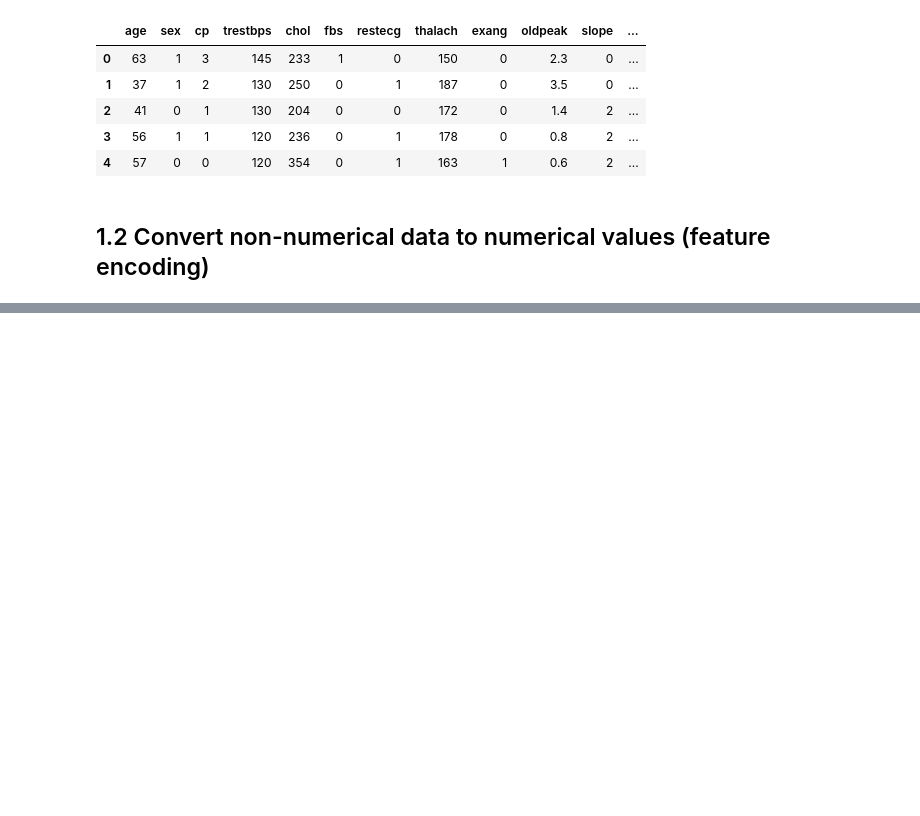
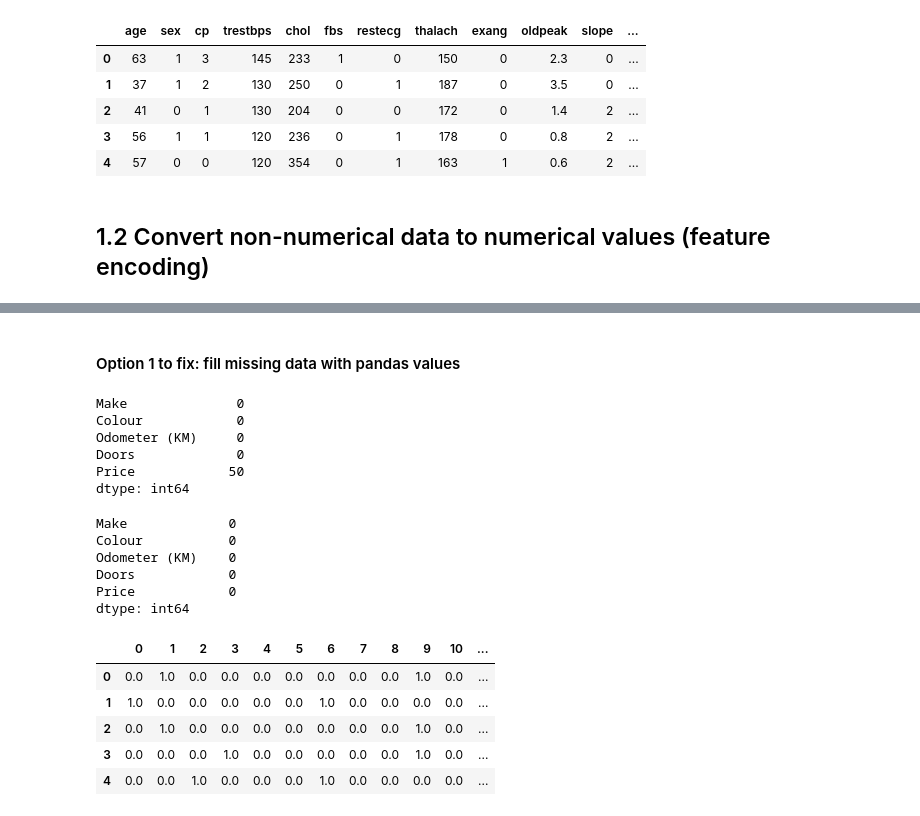
Before and after one commit to Aaron32365/Python-ML-Notes, a Jupyter notebook: intro-to-scikit-learn.ipynb, the cells around one changed output, grey strips where cells are left out. Cells and saved outputs as stored; diff of their text form; code cells hidden in the pictures; blank space fills up the shorter version.

```diff
--- a/intro-to-scikit-learn.ipynb
+++ b/intro-to-scikit-learn.ipynb
@@ -197,0 +356,41 @@ car_sakes = pd.read_csv
+# %% [markdown]
+#### Option 1 to fix: fill missing data with pandas values
+# %%
+# Fill the "Make" column (categorical column) with a simple text stating data is missing
+car_sales_missing["Make"].fillna("missing", inplace=True)
+
+#Fill the "Colour" column
+car_sales_missing["Colour"].fillna("missing", inplace=True)
+
+#Fill the "Odometer" column
+car_sales_missing["Odometer (KM)"].fillna(car_sales_missing["Odometer (KM)"].mean(), inplace=True)
+
+#find the most common amount of doors with
+#car_sales_missing["Doors"].value_counts()
+
+#Fill the "Doors" column
+car_sales_missing["Doors"].fillna(4, inplace=True)
+# %%
+#check out dataframe again
+car_sales_missing.isna().sum()
+# %% [output]
+Make              0
+Colour            0
+Odometer (KM)     0
+Doors             0
+Price            50
+dtype: int64
+# %%
+#Remove rows with missing Price values
+#since the only places that are missing data are rows with no Price, dropna() will default to drop all of those rows
+car_sales_missing.dropna(inplace=True)
+# %%
+#no more missing data
+car_sales_missing.isna().sum()
+# %% [output]
+Make             0
+Colour           0
+Odometer (KM)    0
+Doors            0
+Price            0
+dtype: int64
@@ -197,0 +403,32 @@ car_sakes = pd.read_csv
+# %%
+
+#OneHotEncoder is used to turn non-numerical categories into numerical values
+from sklearn.preprocessing import OneHotEncoder
+from sklearn.compose import ColumnTransformer
+
+#create a list of features that need to be encoded
+categorical_features = ["Make", "Colour", "Doors"]
+
+#select encoder
+one_hot = OneHotEncoder()
+
+#create a transformer and input information for transforming
+transformer = ColumnTransformer([("one_hot", #name of encoder for referrence
+                                 one_hot, #actual encoder
+                                 categorical_features)], #list of features to encode
+                               remainder="passthrough") #allows for all other features to continue uneffected
+
+
+#create a new variable to hold the transformed version of the x dataframe
+                                          #car_sales_missing data can now be used since it has no missing values
+transformed_x = transformer.fit_transform(car_sales_missing)
+transformed_x
+
+pd.DataFrame(transformed_x).head()
+# %% [output]
+|  | 0 | 1 | 2 | 3 | 4 | 5 | 6 | 7 | 8 | 9 | 10 | ... |
+| 0 | 0.0 | 1.0 | 0.0 | 0.0 | 0.0 | 0.0 | 0.0 | 0.0 | 0.0 | 1.0 | 0.0 | ... |
+| 1 | 1.0 | 0.0 | 0.0 | 0.0 | 0.0 | 0.0 | 1.0 | 0.0 | 0.0 | 0.0 | 0.0 | ... |
+| 2 | 0.0 | 1.0 | 0.0 | 0.0 | 0.0 | 0.0 | 0.0 | 0.0 | 0.0 | 1.0 | 0.0 | ... |
+| 3 | 0.0 | 0.0 | 0.0 | 1.0 | 0.0 | 0.0 | 0.0 | 0.0 | 0.0 | 1.0 | 0.0 | ... |
+| 4 | 0.0 | 0.0 | 1.0 | 0.0 | 0.0 | 0.0 | 1.0 | 0.0 | 0.0 | 0.0 | 0.0 | ... |
```
Also changed, not shown: parts of 29 cells of this notebook.
